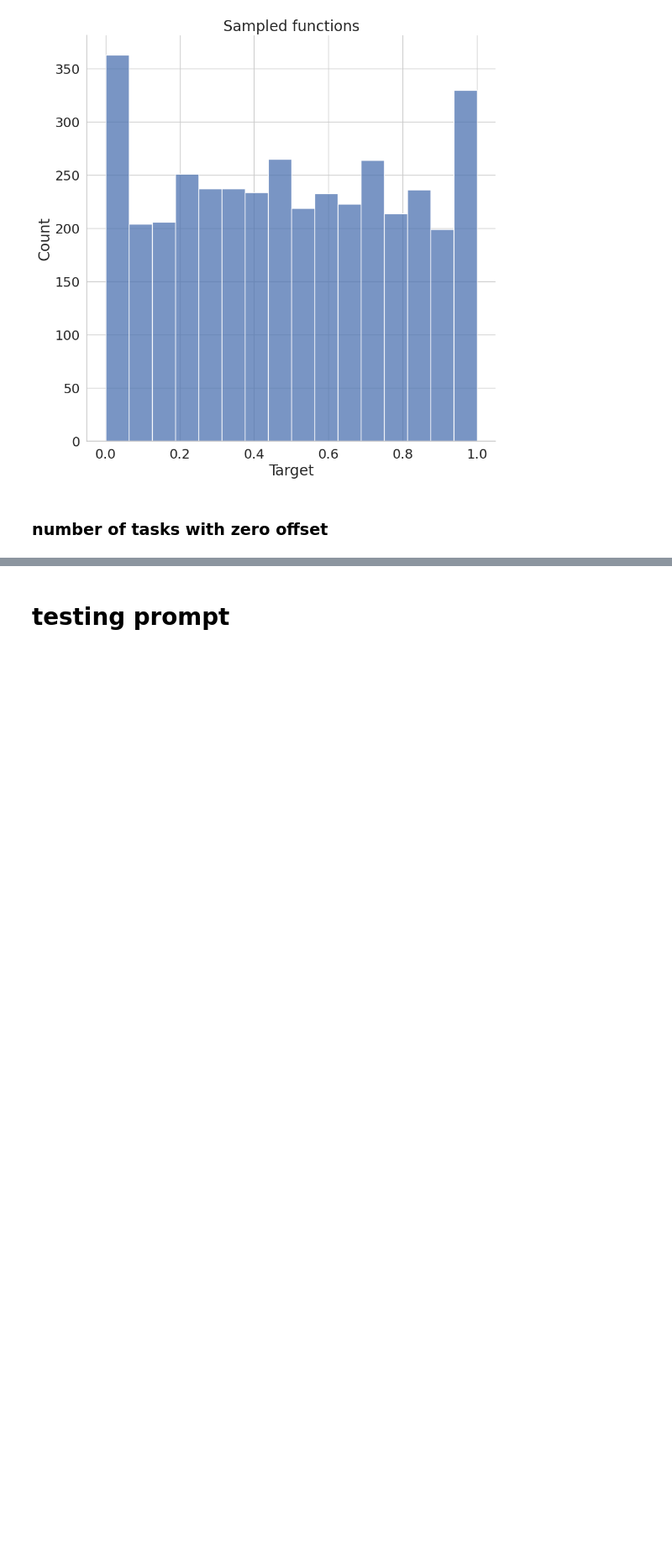
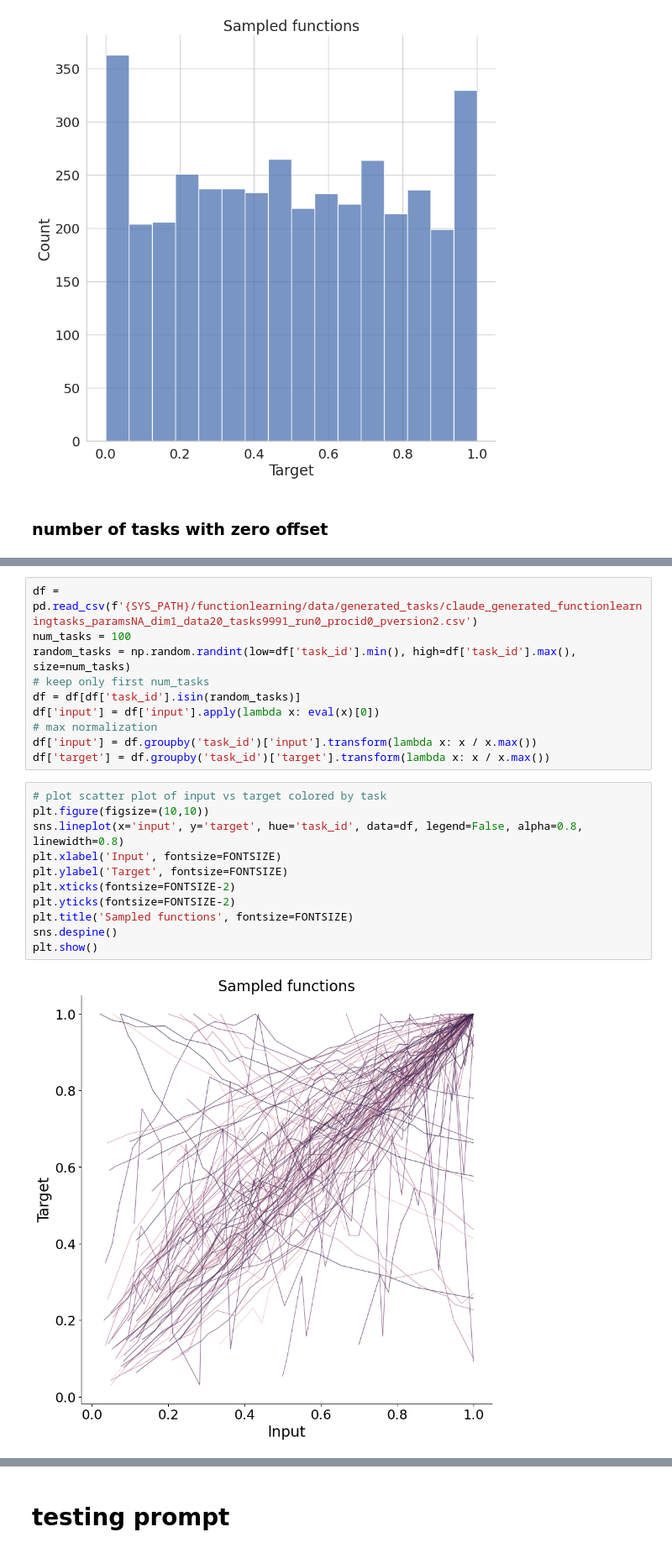
Before and after one commit to akjagadish/ermi, a Jupyter notebook: notebooks/functionlearning.ipynb, the cells around one changed output, grey strips where cells are left out. Shown at 84% size. Cells and saved outputs as stored; diff of their text form; blank space fills up the shorter version.

```diff
--- a/notebooks/functionlearning.ipynb
+++ b/notebooks/functionlearning.ipynb
@@ -662,0 +663,23 @@ plt.hist(aa)
+# %%
+df = pd.read_csv(f'{SYS_PATH}/functionlearning/data/generated_tasks/claude_generated_functionlearningtasks_paramsNA_dim1_data20_tasks9991_run0_procid0_pversion2.csv')
+num_tasks = 100
+random_tasks = np.random.randint(low=df['task_id'].min(), high=df['task_id'].max(), size=num_tasks)
+# keep only first num_tasks
+df = df[df['task_id'].isin(random_tasks)]
+df['input'] = df['input'].apply(lambda x: eval(x)[0])
+# max normalization
+df['input'] = df.groupby('task_id')['input'].transform(lambda x: x / x.max())
+df['target'] = df.groupby('task_id')['target'].transform(lambda x: x / x.max())
+# %%
+# plot scatter plot of input vs target colored by task
+plt.figure(figsize=(10,10))
+sns.lineplot(x='input', y='target', hue='task_id', data=df, legend=False, alpha=0.8, linewidth=0.8)
+plt.xlabel('Input', fontsize=FONTSIZE)
+plt.ylabel('Target', fontsize=FONTSIZE)
+plt.xticks(fontsize=FONTSIZE-2)
+plt.yticks(fontsize=FONTSIZE-2)
+plt.title('Sampled functions', fontsize=FONTSIZE)
+sns.despine()
+plt.show()
+# %% [output]
+[figure, added]
```
Also changed, not shown: parts of 13 cells of this notebook.
